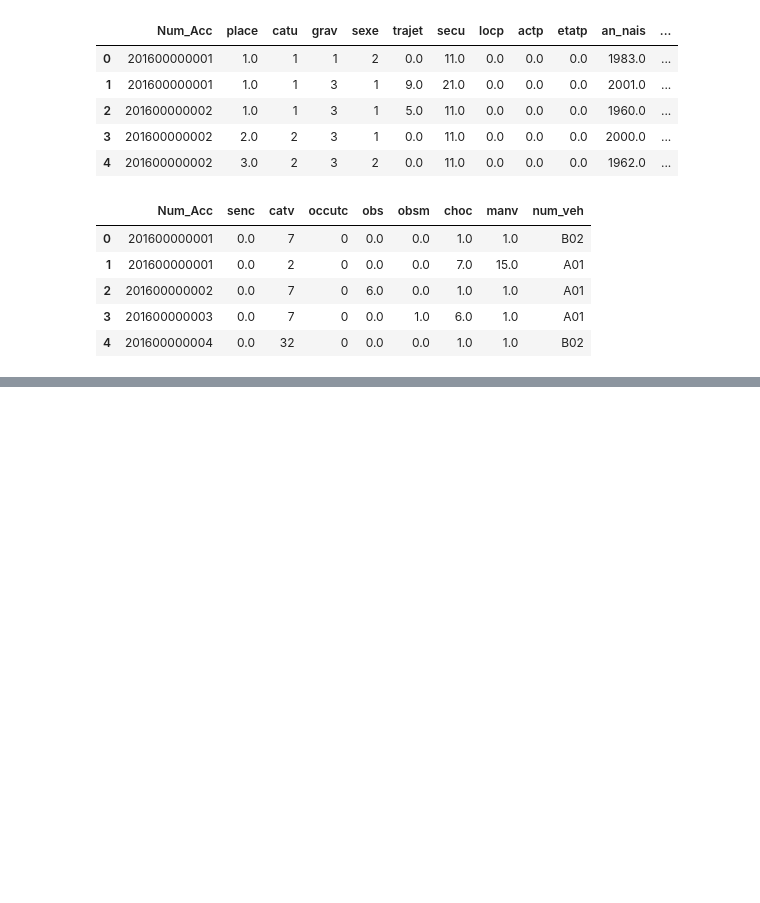
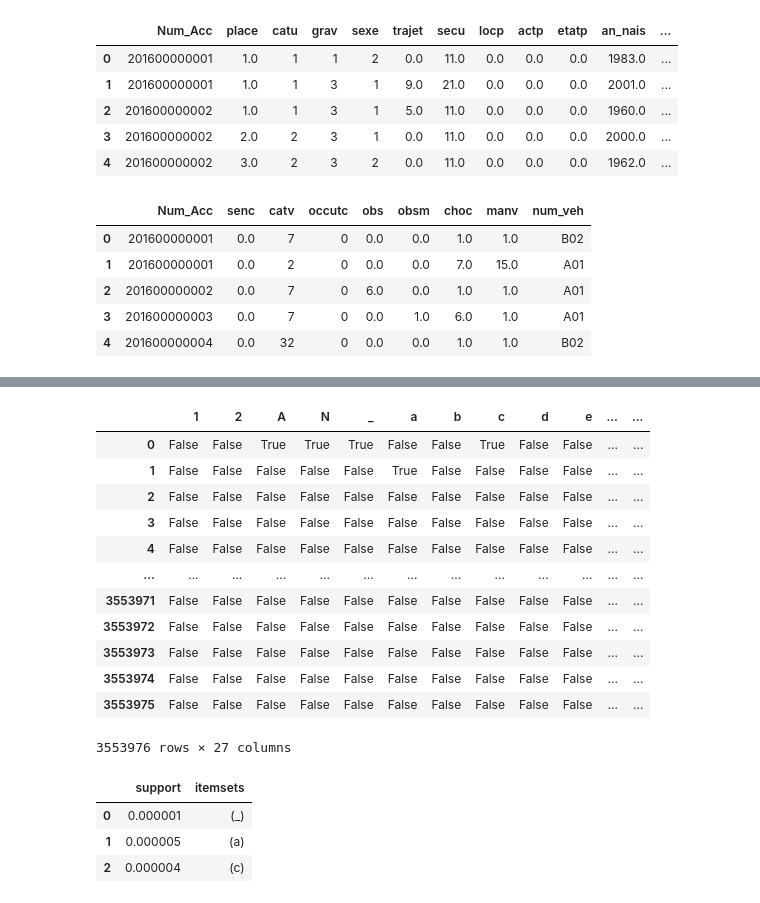
Before and after one commit to WilliamBamba/projet_dm, a Jupyter notebook: frequent_patterns/frequent_item.ipynb, the cells around one changed output, grey strips where cells are left out. Drawn from its saved outputs; the diff is of its cells as text; code cells hidden in the pictures; blank space fills up the shorter version.

Commit message:
frequent set work

```diff
--- a/frequent_patterns/frequent_item.ipynb
+++ b/frequent_patterns/frequent_item.ipynb
@@ -48,0 +65,7 @@ vehicles.head()
+# %%
+from mlxtend.preprocessing import TransactionEncoder
+from mlxtend.frequent_patterns import apriori
+
+te = TransactionEncoder()
+# %%
+ms = caracteristics.drop(columns=["an","mois","jour", "dep","adr", "lat", "long", "gps"])
@@ -48,0 +74,5 @@ vehicles.head()
+# %%
+merged1 = ms.merge(places, on='Num_Acc')
+merged2 = merged1.merge(users, on='Num_Acc')
+merged3 = merged2.merge(vehicles, on='Num_Acc')
+# merged3 = merged3.merge(holidays, on='ds')
@@ -48,0 +89,6 @@ vehicles.head()
+# %%
+te_ary = te.fit(merged3).transform(merged3)
+df = pd.DataFrame(te_ary, columns=te.columns_)
+# apriori(df, min_support=0.6)
+freq_items = apriori(df, min_support=0.000001, use_colnames=True,verbose=1, low_memory=True)
+freq_items
@@ -48,0 +114,23 @@ vehicles.head()
+# %%
+df
+# %% [output]
+|  | 1 | 2 | A | N | _ | a | b | c | d | e | ... | ... |
+| 0 | False | False | True | True | True | False | False | True | False | False | ... | ... |
+| 1 | False | False | False | False | False | True | False | False | False | False | ... | ... |
+| 2 | False | False | False | False | False | False | False | False | False | False | ... | ... |
+| 3 | False | False | False | False | False | False | False | False | False | False | ... | ... |
+| 4 | False | False | False | False | False | False | False | False | False | False | ... | ... |
+| ... | ... | ... | ... | ... | ... | ... | ... | ... | ... | ... | ... | ... |
+| 3553971 | False | False | False | False | False | False | False | False | False | False | ... | ... |
+| 3553972 | False | False | False | False | False | False | False | False | False | False | ... | ... |
+| 3553973 | False | False | False | False | False | False | False | False | False | False | ... | ... |
+| 3553974 | False | False | False | False | False | False | False | False | False | False | ... | ... |
+| 3553975 | False | False | False | False | False | False | False | False | False | False | ... | ... |
+3553976 rows × 27 columns
+# %%
+freq_items.head(3)
+# %% [output]
+|  | support | itemsets |
+| 0 | 0.000001 | (_) |
+| 1 | 0.000005 | (a) |
+| 2 | 0.000004 | (c) |
```
Also changed, not shown: parts of 8 cells of this notebook.
